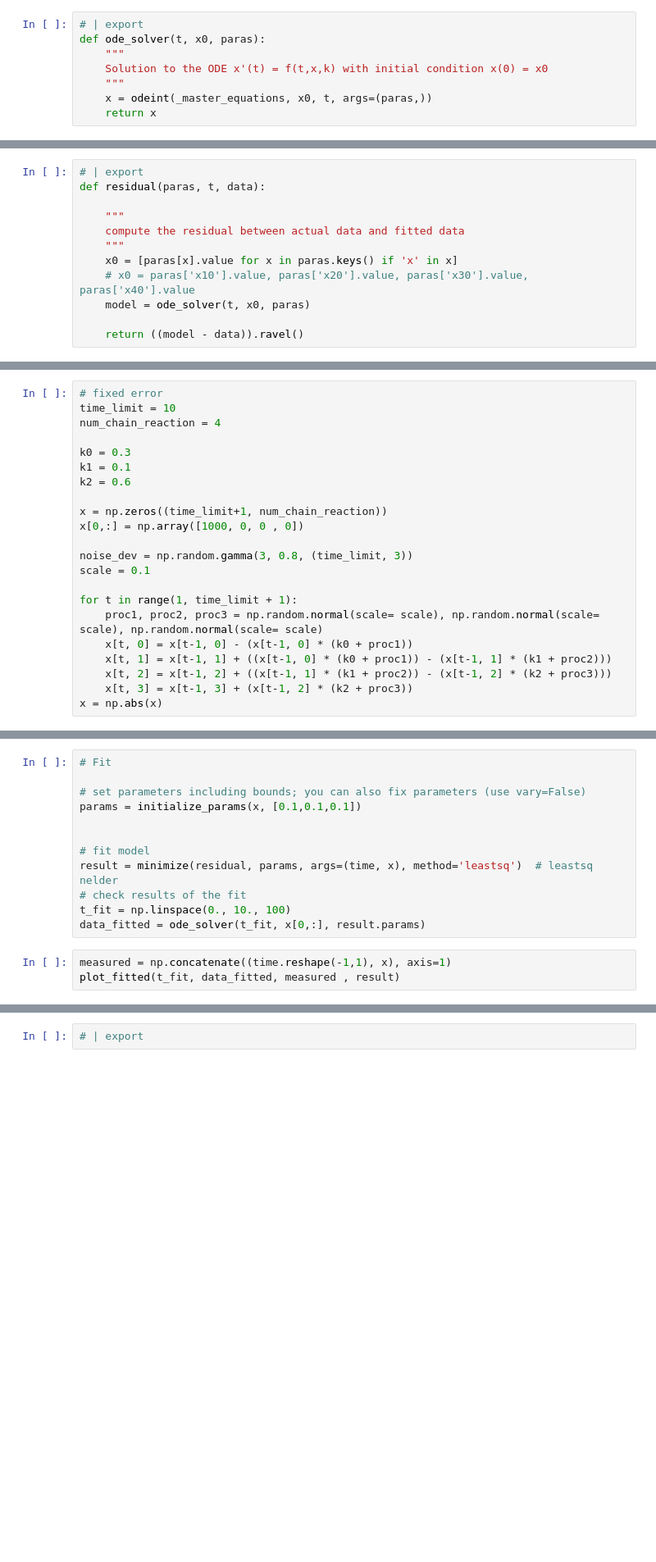
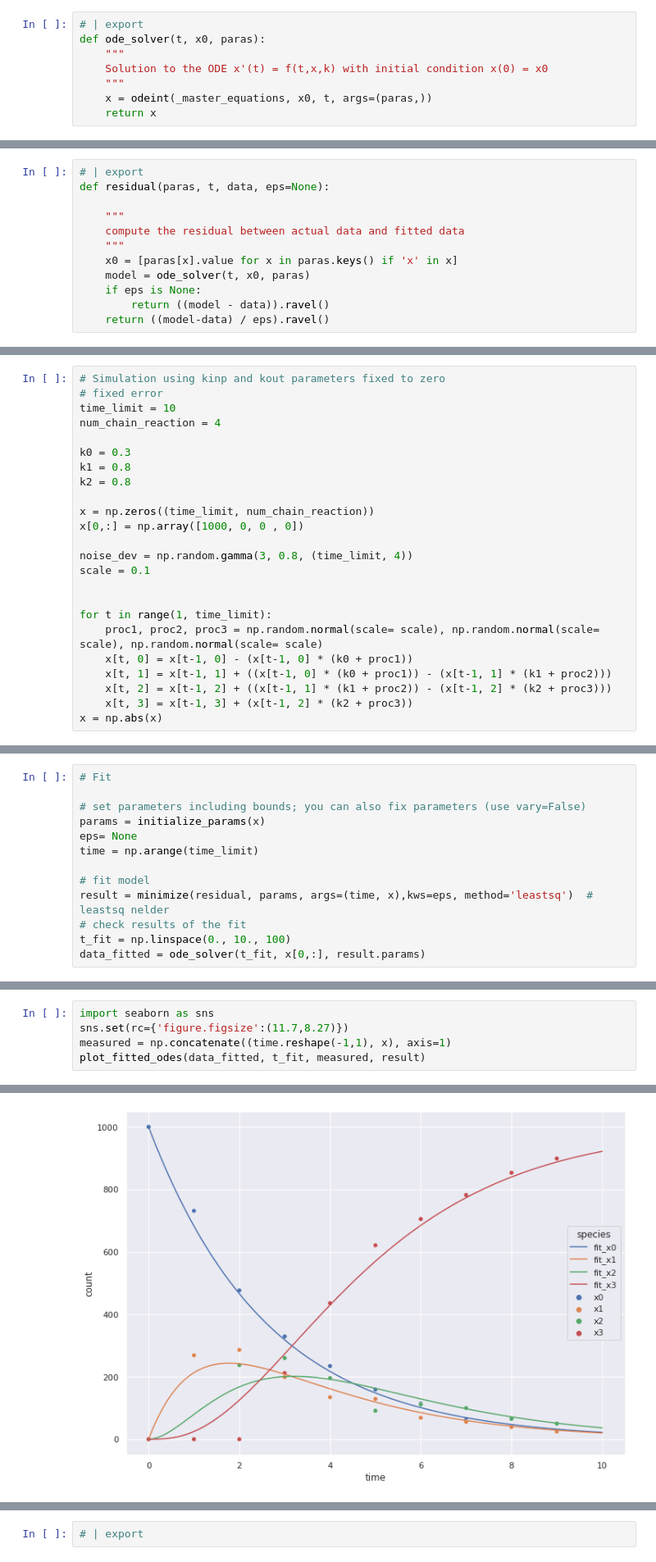
Before and after one commit to eugimarine/digestion_rates, a Jupyter notebook: 04_ODEmodel.ipynb, the cells around one changed output, grey strips where cells are left out. Shown: that part at 82% size. Saved outputs shown, nothing was run; the diff lists cells and outputs as text; blank space fills up the shorter version.

Commit message:
Ode model v2. Add creation distruction rates

```diff
--- a/04_ODEmodel.ipynb
+++ b/04_ODEmodel.ipynb
@@ -93,13 +189,13 @@ def plot_fitted(t_fit, data_fitted, measured, model_result):
     plt.show()
 # %%
 # | export
-def residual(paras, t, data):
+def residual(paras, t, data, eps=None):
 
     """
     compute the residual between actual data and fitted data
     """
     x0 = [paras[x].value for x in paras.keys() if 'x' in x]
-    # x0 = paras['x10'].value, paras['x20'].value, paras['x30'].value, paras['x40'].value
     model = ode_solver(t, x0, paras)
-
-    return ((model - data)).ravel()
+    if eps is None:
+        return ((model - data)).ravel()
+    return ((model-data) / eps).ravel()
@@ -108,19 +211,21 @@ def residual(paras, t, data):
 # %%
+# Simulation using kinp and kout parameters fixed to zero
 # fixed error
 time_limit = 10
 num_chain_reaction = 4
 
 k0 = 0.3
-k1 = 0.1
-k2 = 0.6
+k1 = 0.8
+k2 = 0.8
 
-x = np.zeros((time_limit+1, num_chain_reaction))
+x = np.zeros((time_limit, num_chain_reaction))
 x[0,:] = np.array([1000, 0, 0 , 0])
 
-noise_dev = np.random.gamma(3, 0.8, (time_limit, 3))
+noise_dev = np.random.gamma(3, 0.8, (time_limit, 4))
 scale = 0.1
 
-for t in range(1, time_limit + 1):
+
+for t in range(1, time_limit):
     proc1, proc2, proc3 = np.random.normal(scale= scale), np.random.normal(scale= scale), np.random.normal(scale= scale)
     x[t, 0] = x[t-1, 0] - (x[t-1, 0] * (k0 + proc1))
     x[t, 1] = x[t-1, 1] + ((x[t-1, 0] * (k0 + proc1)) - (x[t-1, 1] * (k1 + proc2)))
@@ -141,14 +236,12 @@ sns.scatterplot(data=df_x, x='time', y='count', hue='species')
 # Fit
 
 # set parameters including bounds; you can also fix parameters (use vary=False)
-params = initialize_params(x, [0.1,0.1,0.1])
-
+params = initialize_params(x)
+eps= None
+time = np.arange(time_limit)
 
 # fit model
-result = minimize(residual, params, args=(time, x), method='leastsq')  # leastsq nelder
+result = minimize(residual, params, args=(time, x),kws=eps, method='leastsq')  # leastsq nelder
 # check results of the fit
 t_fit = np.linspace(0., 10., 100)
 data_fitted = ode_solver(t_fit, x[0,:], result.params)
-# %%
-measured = np.concatenate((time.reshape(-1,1), x), axis=1)
-plot_fitted(t_fit, data_fitted, measured , result)
@@ -179,0 +274,6 @@ sns.scatterplot(data=df_x, x='time', y='count', hue='species')
+# %%
+import seaborn as sns
+sns.set(rc={'figure.figsize':(11.7,8.27)})
+measured = np.concatenate((time.reshape(-1,1), x), axis=1)
+plot_fitted_odes(data_fitted, t_fit, measured, result)
+# %% [output]
@@ -179,0 +297 @@ sns.scatterplot(data=df_x, x='time', y='count', hue='species')
+[figure, added]
```
Also changed, not shown: parts of 32 cells of this notebook, 2 other files.
